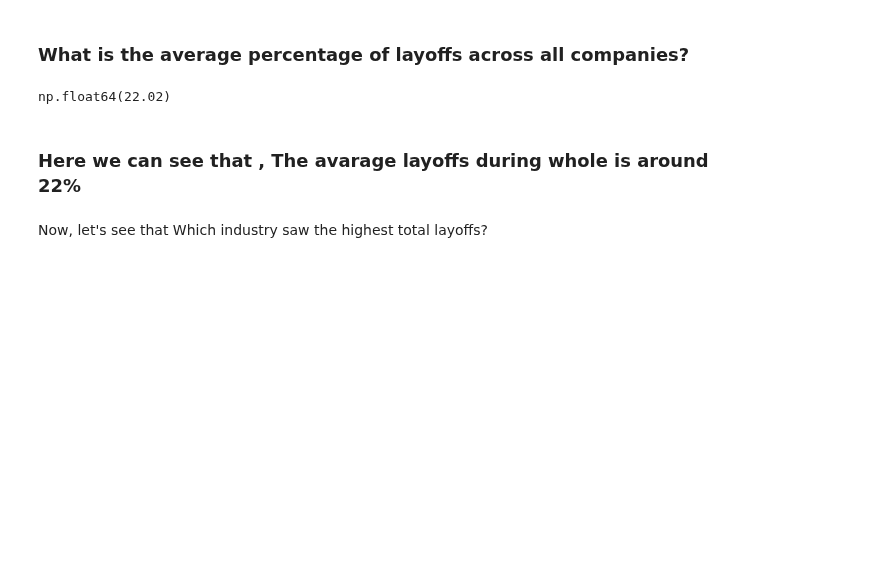
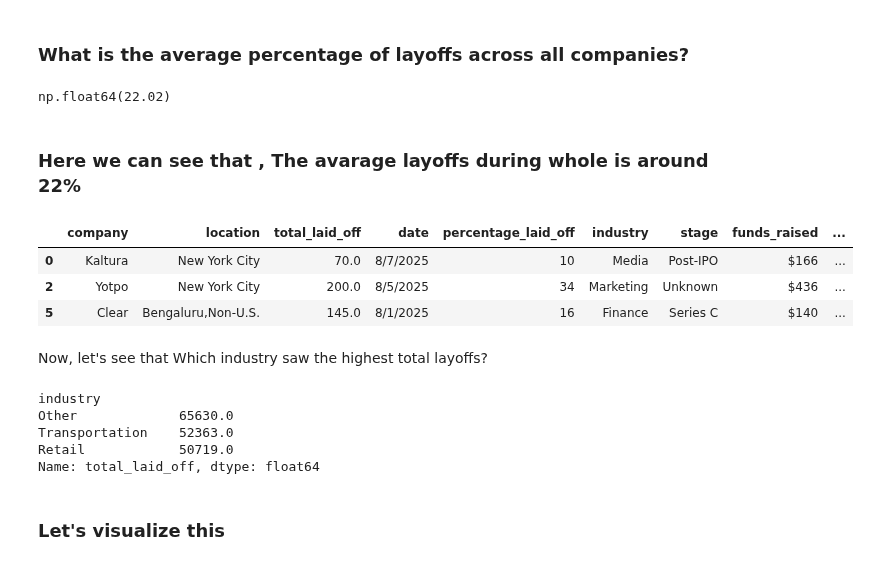
Before and after one commit to neerajcodes888/Recent-Layoffs-Case-Study, a Jupyter notebook: study.ipynb, the cells around one changed output. Saved outputs shown, nothing was run; the diff lists cells and outputs as text; code cells hidden in the pictures; blank space fills up the shorter version.

```diff
--- a/study.ipynb
+++ b/study.ipynb
@@ -258,5 +258,22 @@ round(data['percentage_laid_off'].mean(),2)
 np.float64(22.02)
 # %% [markdown]
 ### Here we can see that , The avarage layoffs during whole is around 22%
+# %%
+data.head(3)
+# %% [output]
+|  | company | location | total_laid_off | date | percentage_laid_off | industry | stage | funds_raised | ... |
+| 0 | Kaltura | New York City | 70.0 | 8/7/2025 | 10 | Media | Post-IPO | $166 | ... |
+| 2 | Yotpo | New York City | 200.0 | 8/5/2025 | 34 | Marketing | Unknown | $436 | ... |
+| 5 | Clear | Bengaluru,Non-U.S. | 145.0 | 8/1/2025 | 16 | Finance | Series C | $140 | ... |
 # %% [markdown]
 <span style='red'> Now, let's see that Which industry saw the highest total layoffs? <span>
+# %%
+data.groupby('industry')['total_laid_off'].sum().sort_values(ascending=False).head(3)
+# %% [output]
+industry
+Other             65630.0
+Transportation    52363.0
+Retail            50719.0
+Name: total_laid_off, dtype: float64
+# %% [markdown]
+### Let's visualize this
```
Also changed, not shown: parts of 2 cells of this notebook.
